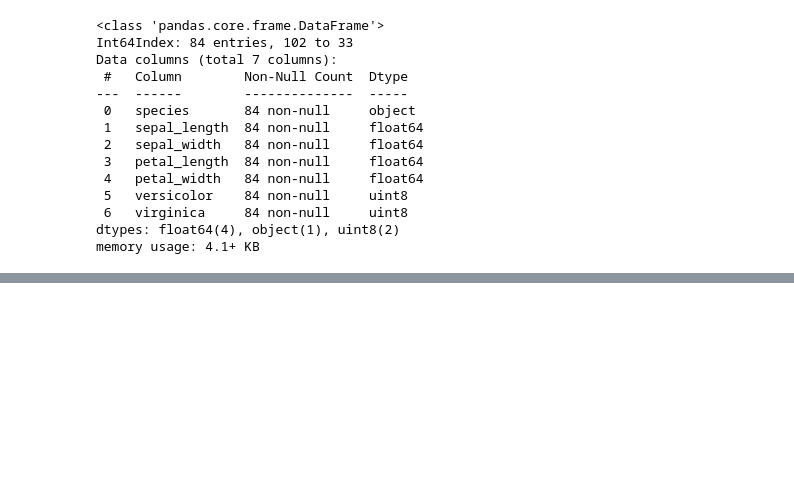
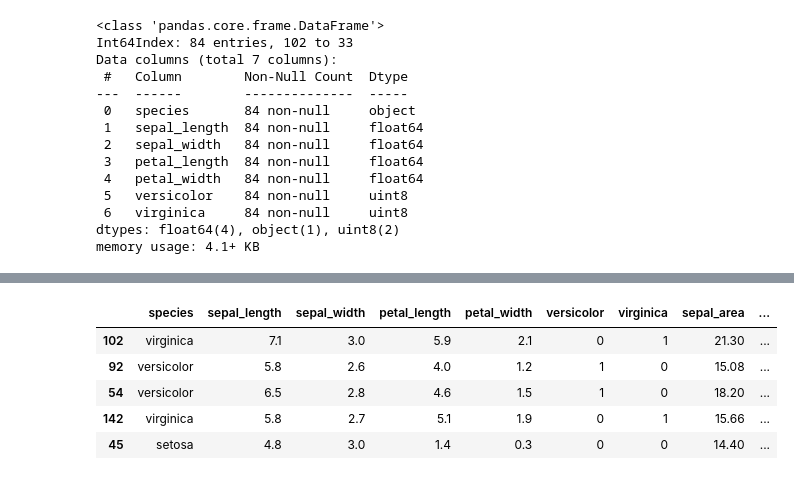
Before and after one commit to BraedenWright/classification-exercises, a Jupyter notebook: classification_exercises.ipynb, the cells around one changed output, grey strips where cells are left out. Cells and saved outputs as stored; diff of their text form; code cells hidden in the pictures; blank space fills up the shorter version.

```diff
--- a/classification_exercises.ipynb
+++ b/classification_exercises.ipynb
@@ -1106,0 +1107,12 @@ Checking sepal_width relationship for virginica and versicolor
+# %%
+train['sepal_area'] = train['sepal_length'] * train['sepal_width']
+train['petal_area'] = train['petal_length'] * train['petal_width']
+
+train.head()
+# %% [output]
+|  | species | sepal_length | sepal_width | petal_length | petal_width | versicolor | virginica | sepal_area | ... |
+| 102 | virginica | 7.1 | 3.0 | 5.9 | 2.1 | 0 | 1 | 21.30 | ... |
+| 92 | versicolor | 5.8 | 2.6 | 4.0 | 1.2 | 1 | 0 | 15.08 | ... |
+| 54 | versicolor | 6.5 | 2.8 | 4.6 | 1.5 | 1 | 0 | 18.20 | ... |
+| 142 | virginica | 5.8 | 2.7 | 5.1 | 1.9 | 0 | 1 | 15.66 | ... |
+| 45 | setosa | 4.8 | 3.0 | 1.4 | 0.3 | 0 | 0 | 14.40 | ... |
```
Also changed, not shown: parts of 41 cells of this notebook, 1 other file.
